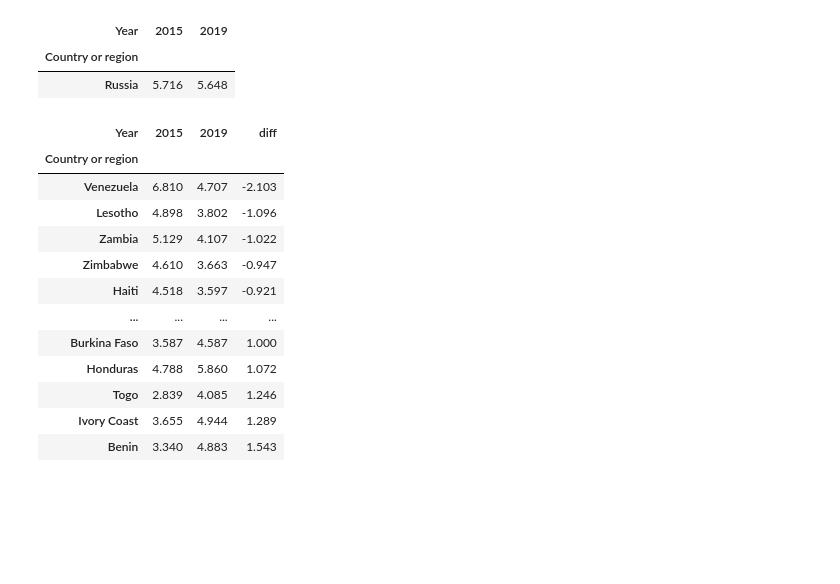
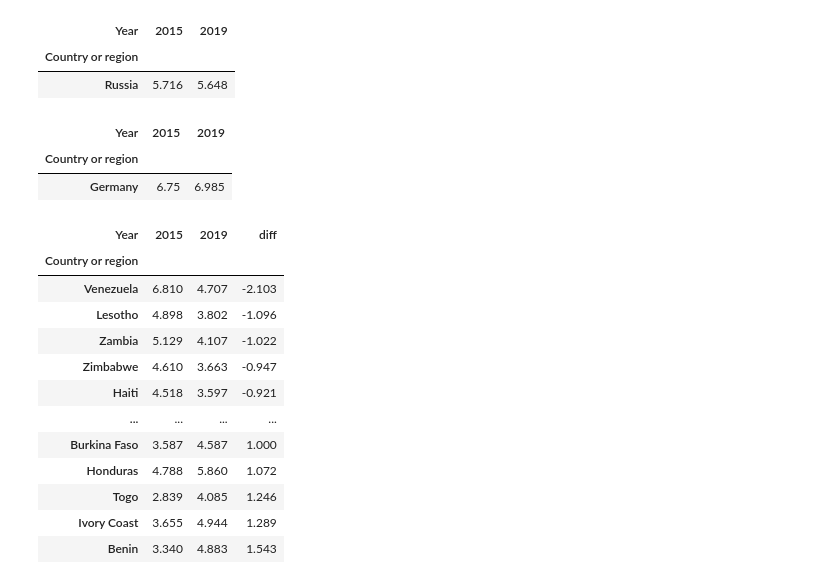
Before and after one commit to toxidxd/sb_data_science_intensive, a Jupyter notebook: [заполненная] Урок 4. DA - Рабочая тетрадь - Skillbox.ipynb, the cells around one changed output. Cells and saved outputs as stored; diff of their text form; code cells hidden in the pictures; blank space fills up the shorter version.

```diff
--- a/[заполненная] Урок 4. DA - Рабочая тетрадь - Skillbox.ipynb
+++ b/[заполненная] Урок 4. DA - Рабочая тетрадь - Skillbox.ipynb
@@ -230,6 +303,11 @@ score_by_year.loc[['Russia']]
 | Russia | 5.716 | 5.648 |
 # %%
 # 👨🏻‍💻 Выведите данные для любой другой страны
+score_by_year.loc[['Germany']]
+# %% [output]
+| Year | 2015 | 2019 |
+| Country or region |  |  |
+| Germany | 6.75 | 6.985 |
 # %%
 # ✏️
 # Найдем страну, которая больше всего выросла и сильнее всех упала в индексе счастья
```
Also changed, not shown: parts of 15 cells of this notebook.
